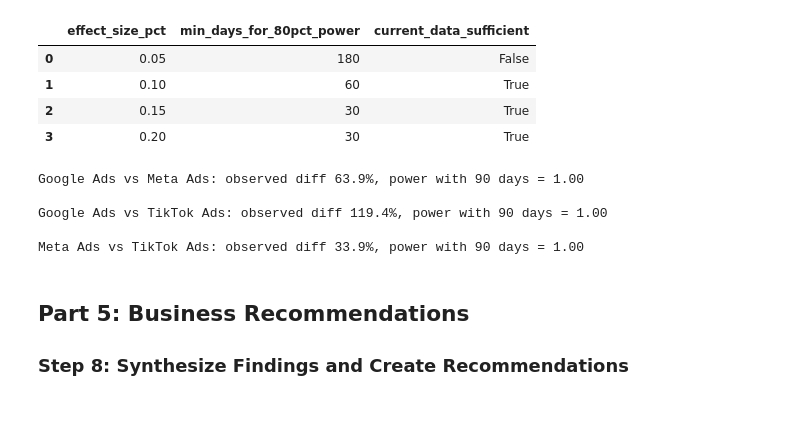
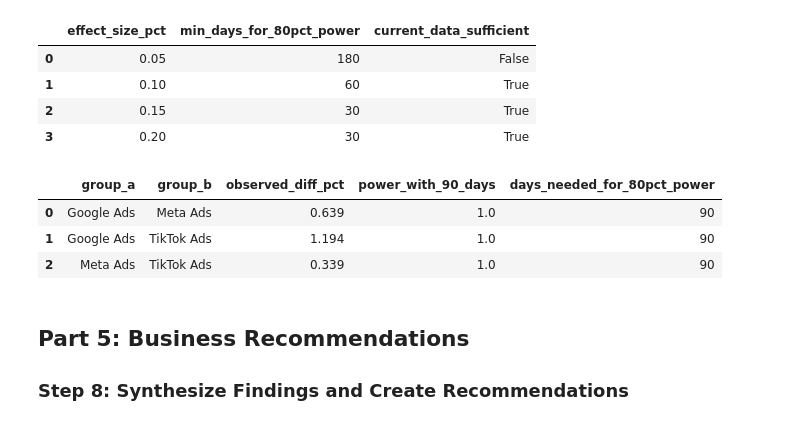
Before and after one commit to jp92672/johna-lab-week7-day5-statistical-analysis, a Jupyter notebook: statistical_analysis.ipynb, the cells around one changed output. Drawn from its saved outputs; the diff is of its cells as text; code cells hidden in the pictures.

```diff
--- a/statistical_analysis.ipynb
+++ b/statistical_analysis.ipynb
@@ -372,27 +408,35 @@ min_days_df
 # %%
 fdr_significant_cpa = ttest_results[ttest_results["significant_fdr"] & (ttest_results["metric"] == "CPA")]
 
+adequacy_rows = []
 for _, row in fdr_significant_cpa.iterrows():
     smaller_mean = min(row["mean_a"], row["mean_b"])
     observed_pct = abs(row["difference"]) / smaller_mean
     power_now = empirical_power_cpa(observed_pct, smaller_mean, current_data_days, n_sim=500)
 
-    print(f"{row['group_a']} vs {row['group_b']}: observed diff {observed_pct:.1%}, "
-          f"power with {current_data_days} days = {power_now:.2f}")
-
+    days_needed = current_data_days if power_now >= 0.8 else None
     if power_now < 0.8:
         for n_days in range(current_data_days, 366, 15):
             p = empirical_power_cpa(observed_pct, smaller_mean, n_days, n_sim=500)
             if p >= 0.8:
-                print(f"  would need about {n_days} days for 80% power")
+                days_needed = n_days
                 break
-    print()
+
+    adequacy_rows.append({
+        "group_a": row["group_a"],
+        "group_b": row["group_b"],
+        "observed_diff_pct": observed_pct,
+        "power_with_90_days": power_now,
+        "days_needed_for_80pct_power": days_needed,
+    })
+
+adequacy_df = pd.DataFrame(adequacy_rows)
+adequacy_df.round(3)
 # %% [output]
-Google Ads vs Meta Ads: observed diff 63.9%, power with 90 days = 1.00
-
-Google Ads vs TikTok Ads: observed diff 119.4%, power with 90 days = 1.00
-
-Meta Ads vs TikTok Ads: observed diff 33.9%, power with 90 days = 1.00
+|  | group_a | group_b | observed_diff_pct | power_with_90_days | days_needed_for_80pct_power |
+| 0 | Google Ads | Meta Ads | 0.639 | 1.0 | 90 |
+| 1 | Google Ads | TikTok Ads | 1.194 | 1.0 | 90 |
+| 2 | Meta Ads | TikTok Ads | 0.339 | 1.0 | 90 |
 # %% [markdown]
 ## Part 5: Business Recommendations
 ### Step 8: Synthesize Findings and Create Recommendations
```
Also changed, not shown: parts of 5 cells of this notebook.
